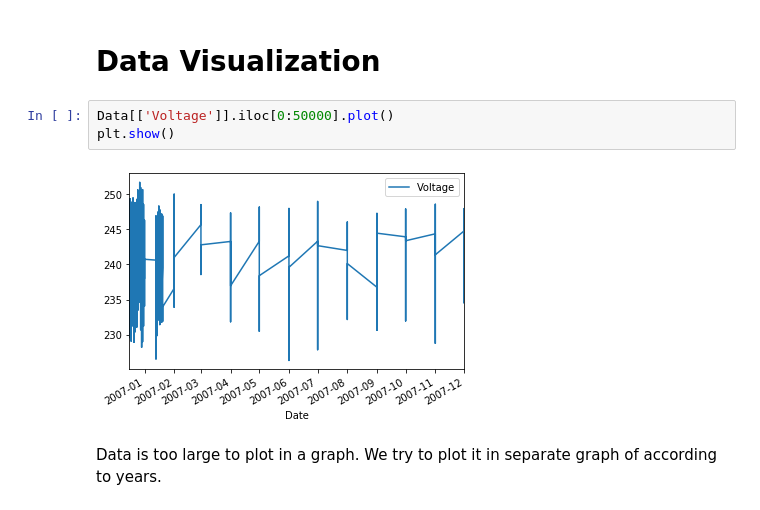
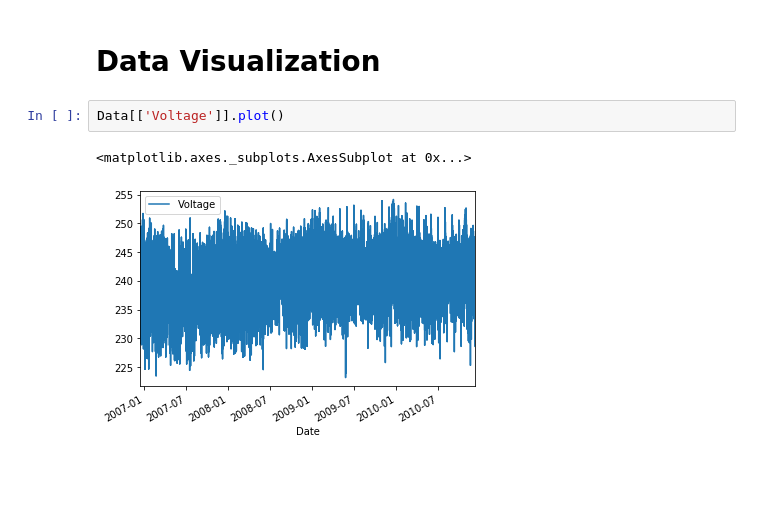
Before and after one commit to SSehrawat1720/ML-Projects, a Jupyter notebook: Time Series Analysis Project.ipynb, the cells around one changed output. Drawn from its saved outputs; the diff is of its cells as text; blank space fills up the shorter version.

```diff
--- a/Time Series Analysis Project.ipynb
+++ b/Time Series Analysis Project.ipynb
@@ -245,9 +245,7 @@ Data.head(4)
 # %% [markdown]
 # Data Visualization
 # %%
-Data[['Voltage']].iloc[0:50000].plot()
-plt.show()
+Data[['Voltage']].plot()
 # %% [output]
+<matplotlib.axes._subplots.AxesSubplot at 0x...>
-[figure, old version]
+[figure, new version]
-# %% [markdown]
-Data is too large to plot in a graph. We try to plot it in separate graph of according to years.
```
Also changed, not shown: parts of 4 cells of this notebook.
